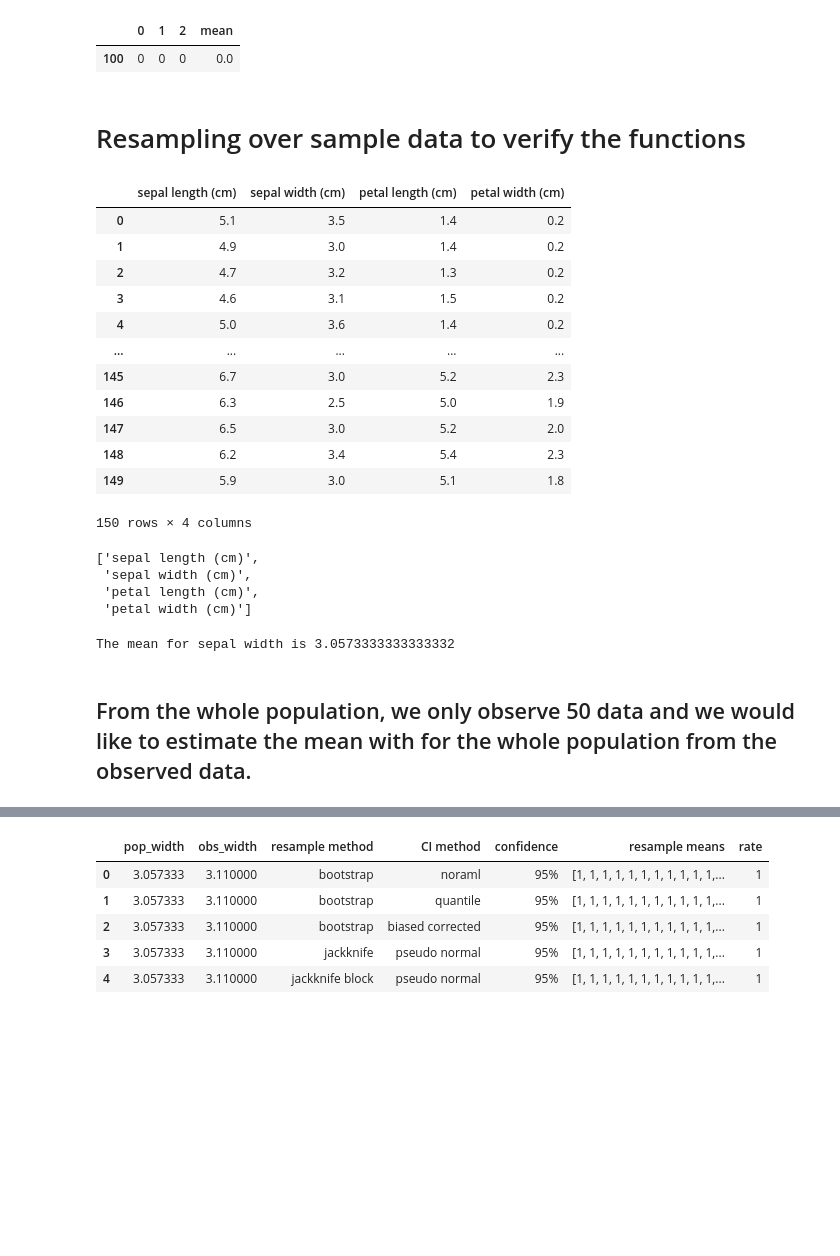
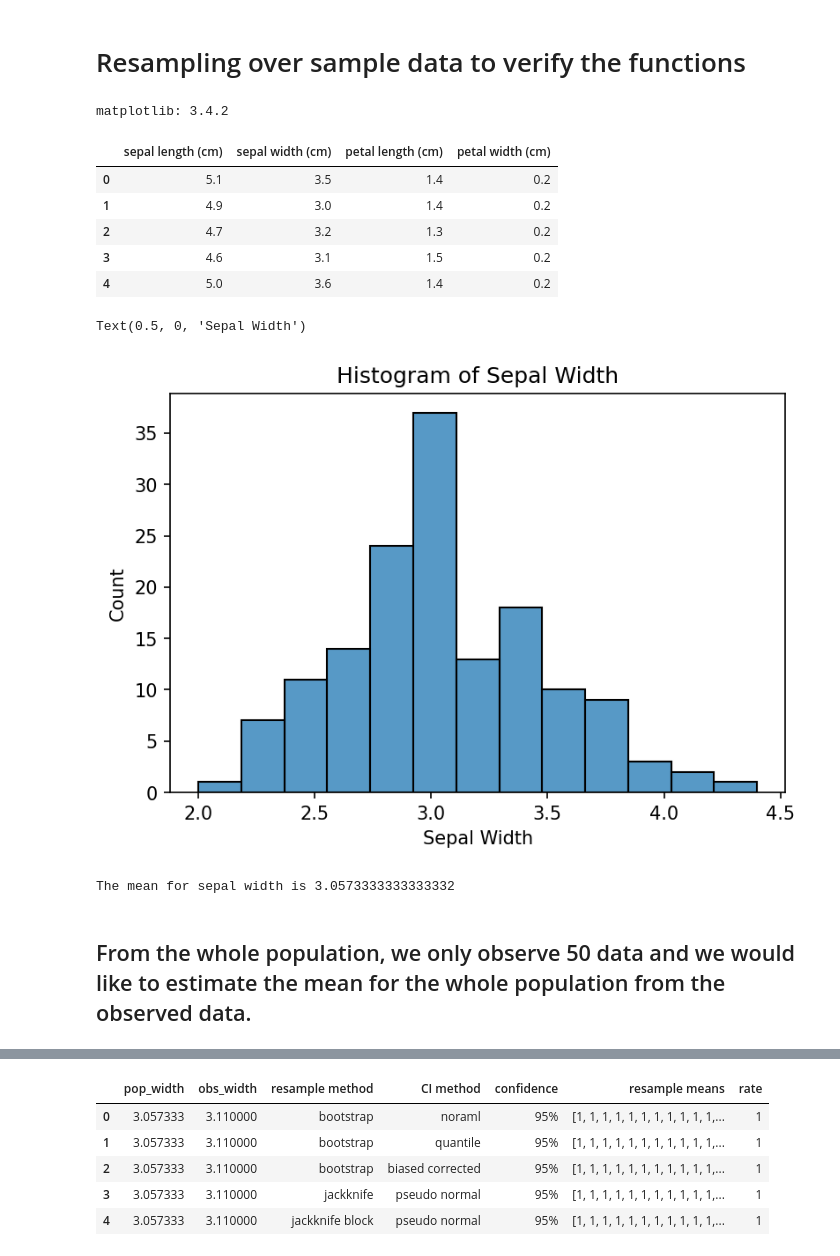
Before and after one commit to rwaples/resampling, a Jupyter notebook: resample.ipynb, the cells around one changed output, grey strips where cells are left out. Saved outputs shown, nothing was run; the diff lists cells and outputs as text; code cells hidden in the pictures; blank space fills up the shorter version.

```diff
--- a/resample.ipynb
+++ b/resample.ipynb
@@ -351,8 +1,3 @@ def build_df(data):
-# %%
-build_df(coverage_bt_ind)
-# %% [output]
-|  | 0 | 1 | 2 | mean |
-| 100 | 0 | 0 | 0 | 0.0 |
 # %% [markdown]
 # Resampling over sample data to verify the functions
 # %%
@@ -364,32 +10,31 @@ import matplotlib.pyplot as plt
 from math import sqrt
 from statistics import mean, stdev
 from scipy.stats import norm
+# %%
+import matplotlib
+print('matplotlib: {}'.format(matplotlib.__version__))
+# %% [output]
+matplotlib: 3.4.2
 # %%
 # load iris data
 iris = load_iris()
 df = pd.DataFrame(iris['data'], columns=iris['feature_names'])
-df
+df.head()
 # %% [output]
 |  | sepal length (cm) | sepal width (cm) | petal length (cm) | petal width (cm) |
 | 0 | 5.1 | 3.5 | 1.4 | 0.2 |
 | 1 | 4.9 | 3.0 | 1.4 | 0.2 |
 | 2 | 4.7 | 3.2 | 1.3 | 0.2 |
 | 3 | 4.6 | 3.1 | 1.5 | 0.2 |
 | 4 | 5.0 | 3.6 | 1.4 | 0.2 |
-| ... | ... | ... | ... | ... |
-| 145 | 6.7 | 3.0 | 5.2 | 2.3 |
-| 146 | 6.3 | 2.5 | 5.0 | 1.9 |
-| 147 | 6.5 | 3.0 | 5.2 | 2.0 |
-| 148 | 6.2 | 3.4 | 5.4 | 2.3 |
-| 149 | 5.9 | 3.0 | 5.1 | 1.8 |
-150 rows × 4 columns
-# %%
-iris['feature_names']
-# %% [output]
-['sepal length (cm)',
- 'sepal width (cm)',
- 'petal length (cm)',
- 'petal width (cm)']
+# %%
+plt.figure(dpi=150)
+sns.histplot(df['sepal width (cm)'])
+plt.title('Histogram of Sepal Width')
+plt.xlabel('Sepal Width')
+# %% [output]
+Text(0.5, 0, 'Sepal Width')
+[figure, added]
 # %%
 sepal_width = df['sepal width (cm)']
 pop_mean = mean(sepal_width)
@@ -397,7 +42,7 @@ print('The mean for sepal width is', pop_mean)
 # %% [output]
 The mean for sepal width is 3.0573333333333332
 # %% [markdown]
-## From the whole population, we only observe 50 data and we would like to estimate the mean with for the whole population from the observed data.
+## From the whole population, we only observe 50 data and we would like to estimate the mean for the whole population from the observed data.
 # %%
 obs_width = np.random.choice(sepal_width, size=50, replace=False)
 obs_width
```
Also changed, not shown: parts of 46 cells of this notebook.
